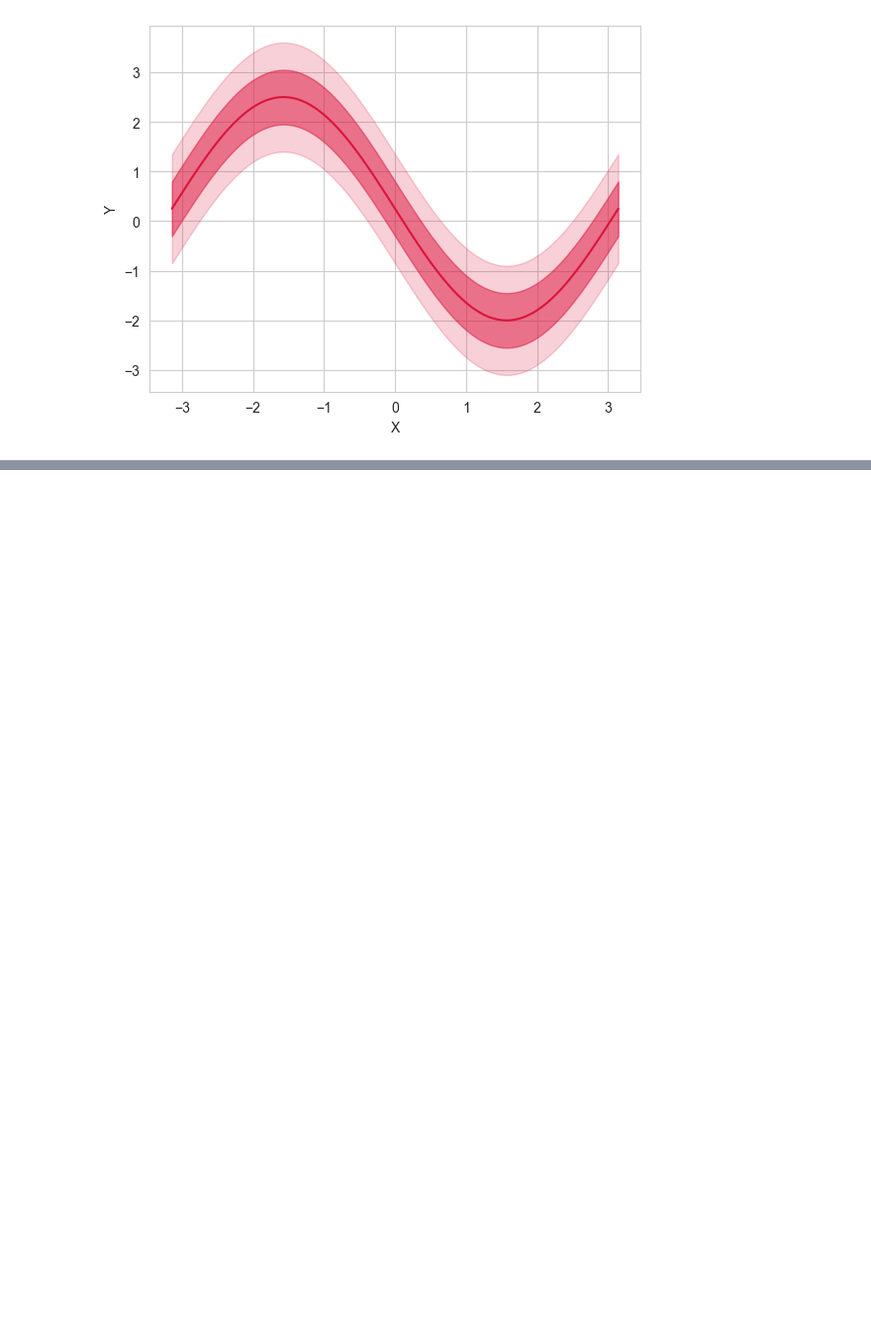
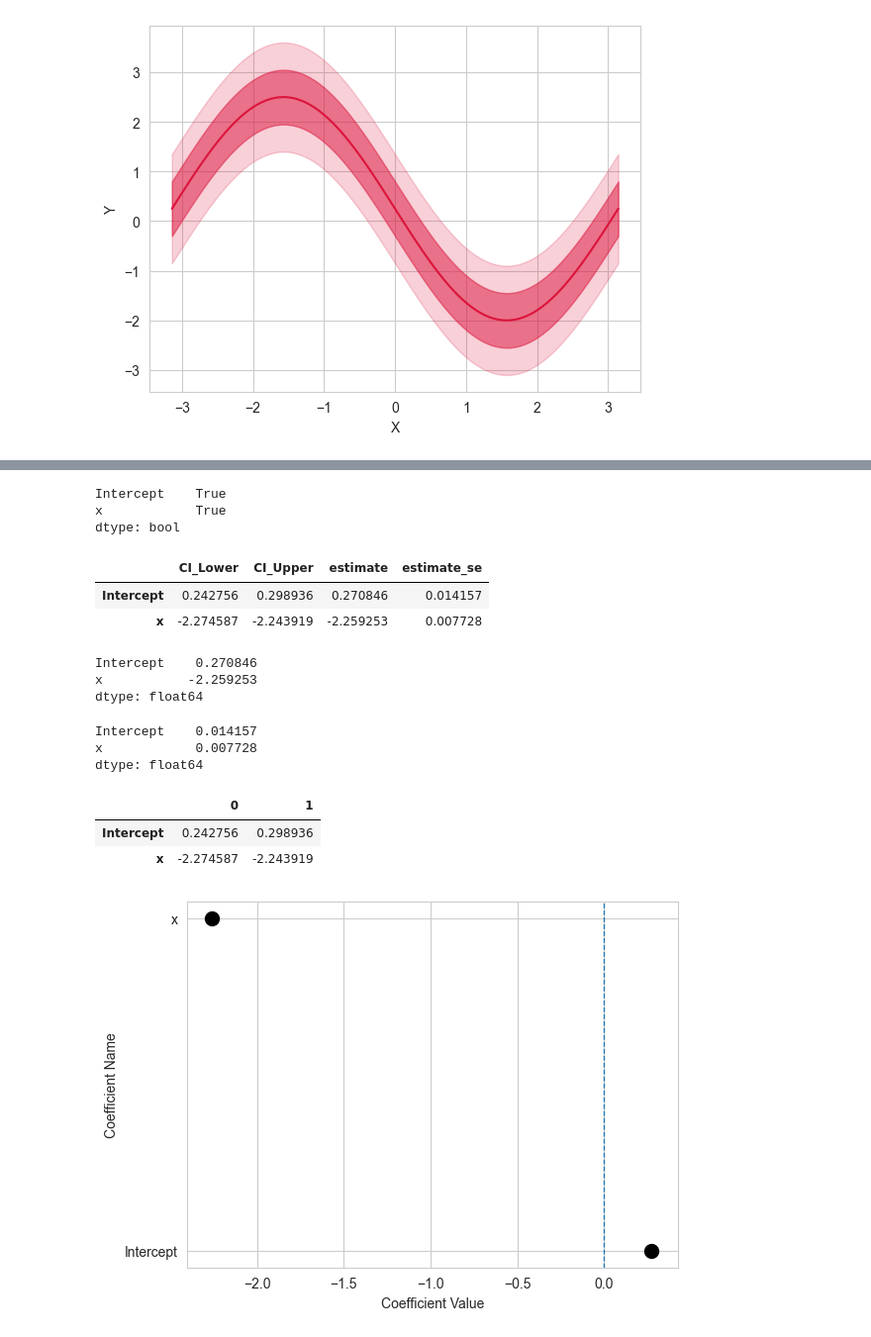
Before and after one commit to gmkumar1988/Data-Analytics-Projects, a Jupyter notebook: Linear_Model_Finance_Mastercard.ipynb, the cells around one changed output, grey strips where cells are left out. Shown: that part at 99% size. Drawn from its saved outputs; the diff is of its cells as text; code cells hidden in the pictures; blank space fills up the shorter version.

```diff
--- a/Linear_Model_Finance_Mastercard.ipynb
+++ b/Linear_Model_Finance_Mastercard.ipynb
@@ -356,0 +431,2 @@ plt.show()
+# %%
+lm_fit = smf.ols(formula='y ~ x', data=df_mastercard_new).fit()
@@ -356,0 +520,3 @@ plt.show()
+# %%
+coef_fit_info = lm_fit.conf_int() .\
+rename(columns = {0:'CI_Lower', 1 : 'CI_Upper'})
@@ -356,0 +529,4 @@ plt.show()
+# %%
+coef_fit_info['estimate'] = lm_fit.params
+# %%
+coef_fit_info['estimate_se'] = lm_fit.bse
@@ -356,0 +551,51 @@ plt.show()
+# %%
+lm_fit.pvalues < 0.05
+# %% [output]
+Intercept    True
+x            True
+dtype: bool
+# %%
+coef_fit_info
+# %% [output]
+|  | CI_Lower | CI_Upper | estimate | estimate_se |
+| Intercept | 0.242756 | 0.298936 | 0.270846 | 0.014157 |
+| x | -2.274587 | -2.243919 | -2.259253 | 0.007728 |
+# %%
+lm_fit.params
+# %% [output]
+Intercept    0.270846
+x           -2.259253
+dtype: float64
+# %%
+lm_fit.bse
+# %% [output]
+Intercept    0.014157
+x            0.007728
+dtype: float64
+# %%
+lm_fit.conf_int()
+# %% [output]
+|  | 0 | 1 |
+| Intercept | 0.242756 | 0.298936 |
+| x | -2.274587 | -2.243919 |
+# %%
+fig, ax = plt.subplots()
+
+### Use the error methods to show the estimates and CI as error bars
+### Create Horizontal Error Bar
+ax.errorbar(y = coef_fit_info.index,
+            x = coef_fit_info.estimate,
+            xerr=2 * coef_fit_info.estimate_se,
+            fmt='o', color = 'k', linewidth = 2, ms = 10)
+
+### Include Vertical line:
+ax.axvline(x = 0, linestyle = '--', linewidth = 0.95, ms = 10)
+
+### Set the axis label :
+ax.set_xlabel("Coefficient Value")
+ax.set_ylabel("Coefficient Name")
+
+### Show the plot
+plt.show()
+# %% [output]
+[figure, added]
```
Also changed, not shown: parts of 34 cells of this notebook, 9 other files.
